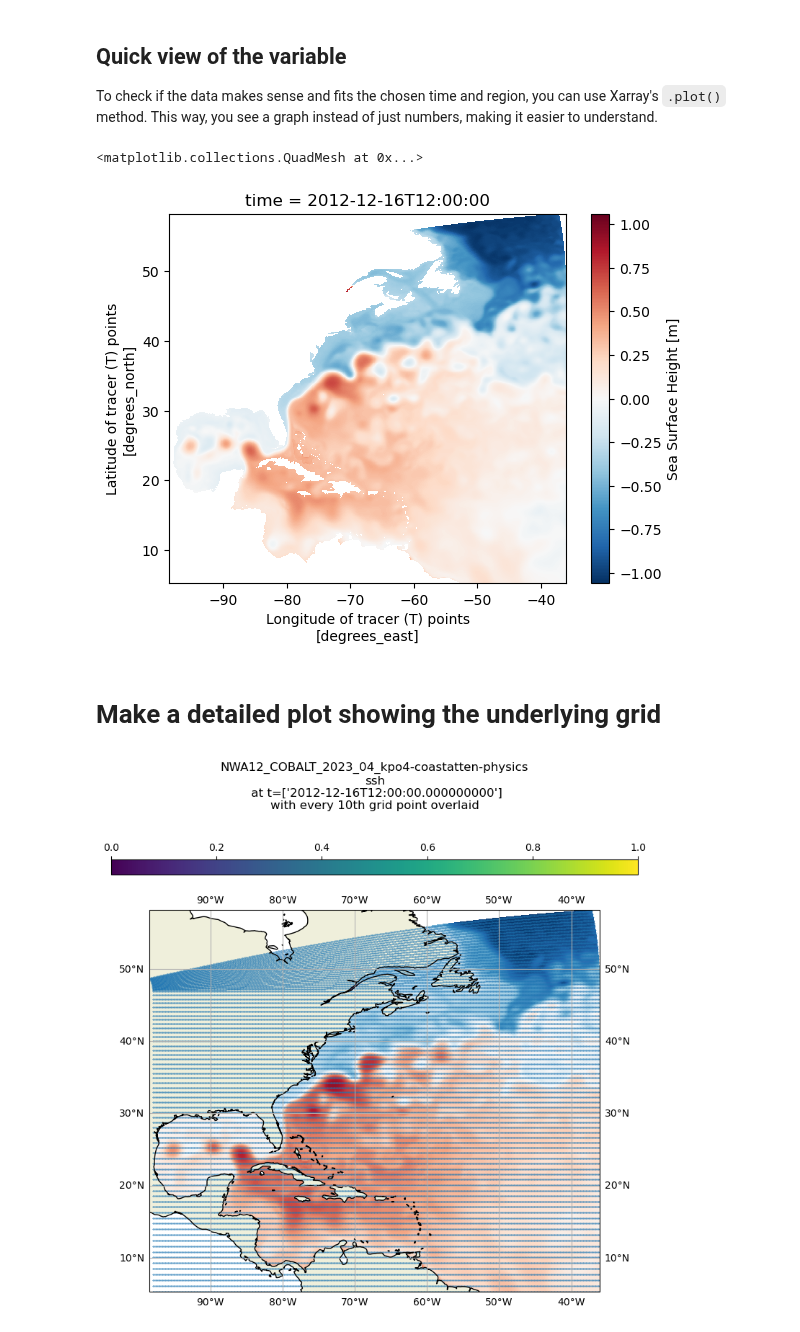
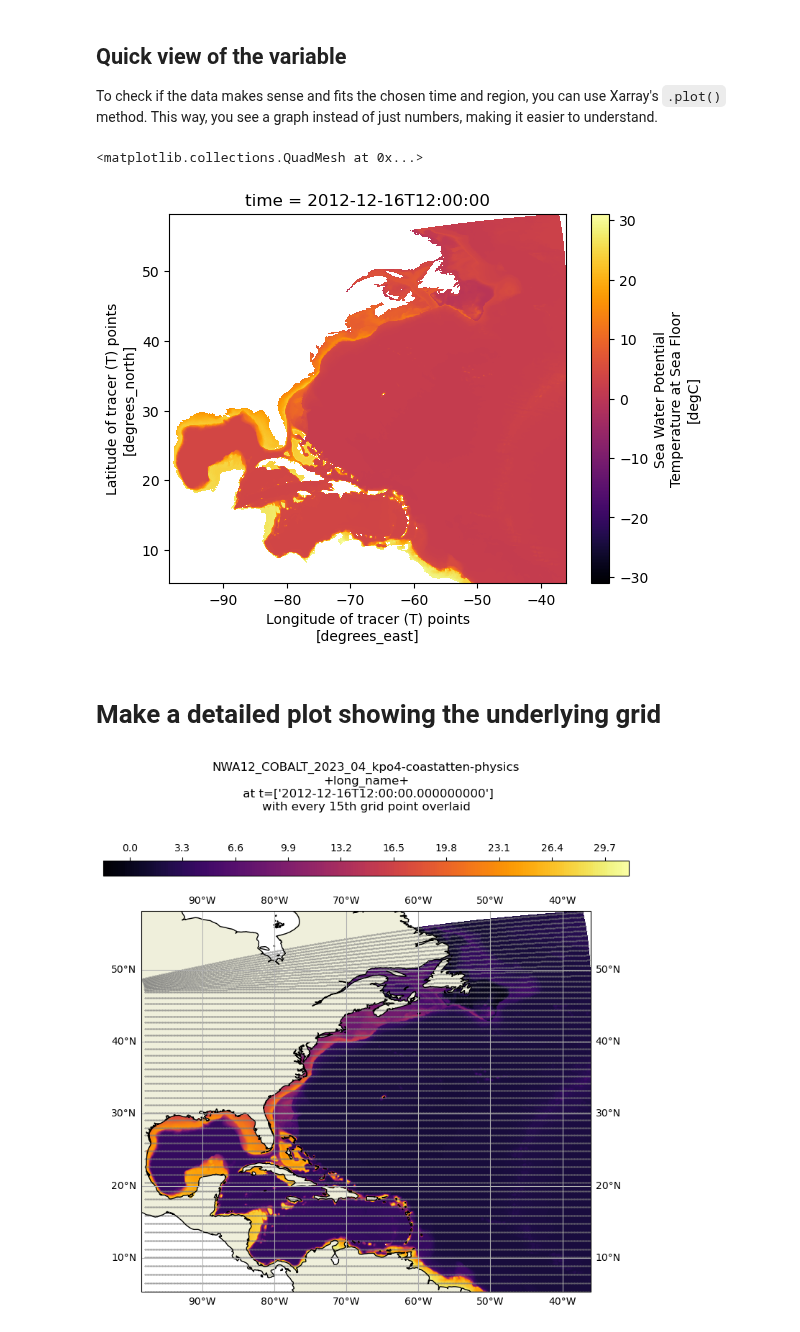
Before and after one commit to chiaweh2/cefi-cookbook, a Jupyter notebook: content/data_access/access_cloud/python_get_cefi.ipynb, the cells around one changed output. Drawn from its saved outputs; the diff is of its cells as text; code cells hidden in the pictures.

Commit message:
change to bottom temp for example, fix cmap, add all R packages to the environment

```diff
--- a/content/data_access/access_cloud/python_get_cefi.ipynb
+++ b/content/data_access/access_cloud/python_get_cefi.ipynb
@@ -169,7 +162,7 @@ N.B. For this demonstration we will use the ASW S3 cloud copy of the data. You c
 # %%
 fs = fsspec.filesystem(
     "reference",
-    fo='s3://noaa-oar-cefi-regional-mom6-nwa-pds/northwest_atlantic/full_domain/hindcast/monthly/raw/r20230520/ssh.nwa.full.hcast.monthly.raw.r20230520.199301-201912.json',
+    fo='s3://noaa-oar-cefi-regional-mom6-nwa-pds/northwest_atlantic/full_domain/hindcast/monthly/raw/r20230520/tob.nwa.full.hcast.monthly.raw.r20230520.199301-201912.json',
     remote_protocol="s3",
     remote_options={"anon":True},
     consolicated=False,
@@ -177,7 +170,7 @@ fs = fsspec.filesystem(
     target_options={"anon": True}
 )
 map_s = fs.get_mapper()
-ds_ssh = xr.open_dataset(map_s, engine='zarr', consolidated=False)
+ds_tob = xr.open_dataset(map_s, engine='zarr', consolidated=False)
 
 fs_os = fsspec.filesystem(
     "reference",
@@ -255,6 +248,6 @@ ds_static.areacello.plot(x='xh',y='yh')
 # %% [markdown]
 We can see that the most significant differences between the two maps are located in the higher latitudes. Since the grid information is important in the raw grid, the easiest way to merge the two dataset so we can have the accurate lon lat that follows the data that we are going to work on.
 # %%
-ds_ssh_subset = ds_ssh.sel(time='2012-12').load()
-ds = xr.merge([ds_ssh_subset,ds_static])
+ds_tob_subset = ds_tob.sel(time='2012-12').load()
+ds = xr.merge([ds_tob_subset,ds_static])
 ds = ds.isel(time=slice(1,None))  # exclude the 1980 empty field due to merge
@@ -287,9 +281,9 @@ From the xarray dataset object output above, we will notice the `ssh` value in `
 
 To check if the data makes sense and fits the chosen time and region, you can use Xarray's `.plot()` method. This way, you see a graph instead of just numbers, making it easier to understand.
 # %%
-ds.ssh.plot(x='geolon',y='geolat')
+ds.tob.plot(x='longitude',y='latitude', cmap='inferno')
 # %% [output]
 <matplotlib.collections.QuadMesh at 0x...>
-[figure, old version]
+[figure, new version]
 # %% [markdown]
 # Make a detailed plot showing the underlying grid
@@ -298,23 +290,24 @@ ds = ds.assign_coords(latitude=ds.geolat, longitude=ds.geolon)
 # %%
+long_name = ds.tob.attrs['long_name']
 xmin = ds['longitude'].min()
 xmax = ds['longitude'].max()
 ymin = ds['latitude'].min()
 ymax = ds['latitude'].max()
 aspect = (xmax-xmin)/(ymax-ymin)
 plt.figure(figsize=(8*aspect,8))
 proj = ccrs.PlateCarree(central_longitude=180)
 proj180 = ccrs.PlateCarree()
 ax = plt.axes(projection=proj)
 ax.set_extent([xmin, xmax, ymin, ymax], crs=proj180)
 # add some features to make the map a little more polished
 ax.add_feature(cartopy.feature.LAND)
 ax.coastlines('50m')
 gl = ax.gridlines(draw_labels=True)
-ct = ax.contourf(ds['longitude'], ds['latitude'], ds['ssh'][0], levels=255, transform=proj180, cmap="RdBu_r")
-ax.autoscale(False)
-ct = ax.scatter(ds['longitude'][::10], ds['latitude'][::10], .05, zorder=1, transform=proj180,)
-plt.colorbar(ct, orientation='horizontal',pad=0.08, aspect=35, fraction=.06, location='top')
-plt.title(str(ds_ssh_subset.attrs['title']) + '\nssh\n at t=' + str(ds_ssh_subset['time'].values)+'\nwith every 10th grid point overlaid', y=1.25)
+ct = ax.contourf(ds['longitude'], ds['latitude'], ds['tob'][0], levels=255, transform=proj180, cmap="inferno")
+plt.colorbar(ct, orientation='horizontal',pad=0.08, aspect=35, fraction=.06, location='top', cmap="inferno")
+ax.autoscale(False) # keep the scalling info the same for the grid dots
+ct = ax.scatter(ds['longitude'][::15], ds['latitude'][::15], .05, zorder=1, transform=proj180, color='grey')
+plt.title(str(ds.attrs['title']) + '\n+long_name+\n at t=' + str(ds['time'].values)+'\nwith every 15th grid point overlaid', y=1.25)
 plt.show()
 # %% [output]
-[figure, old version]
+[figure, new version]
```
Also changed, not shown: parts of 20 cells of this notebook, 2 other files.
